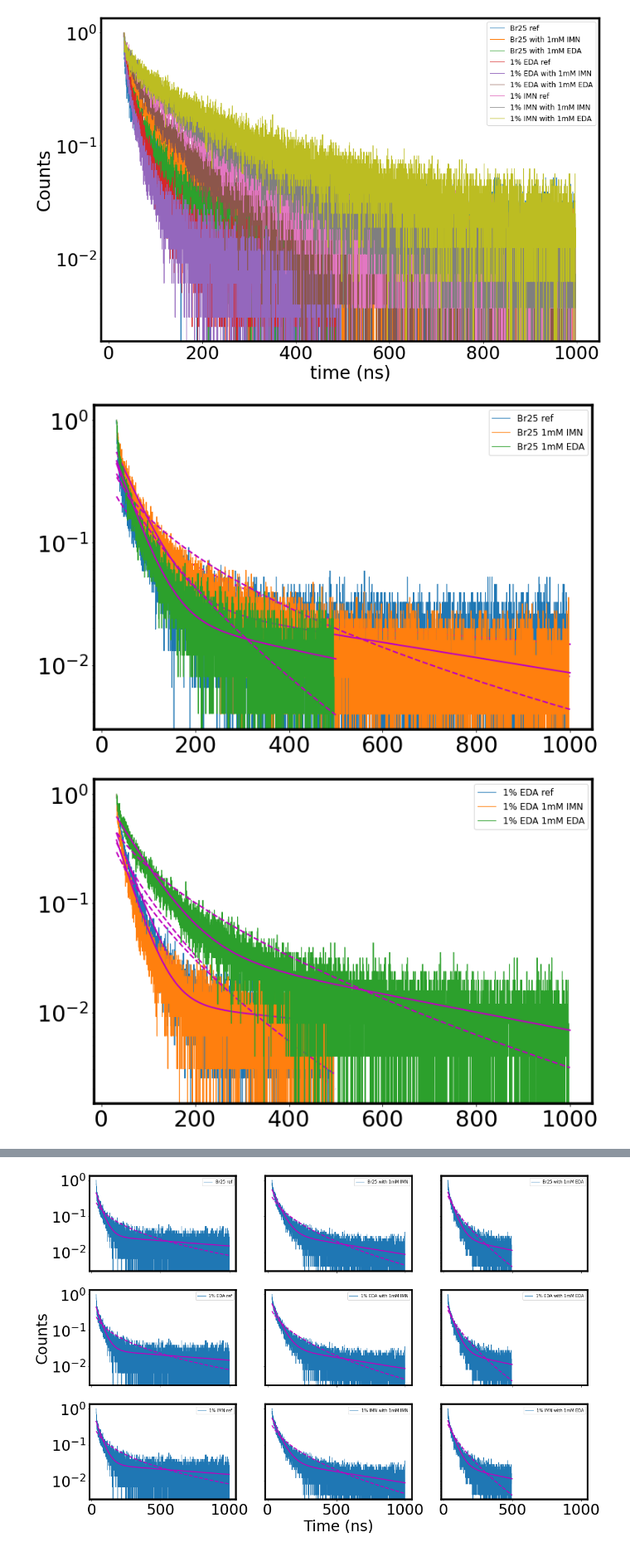
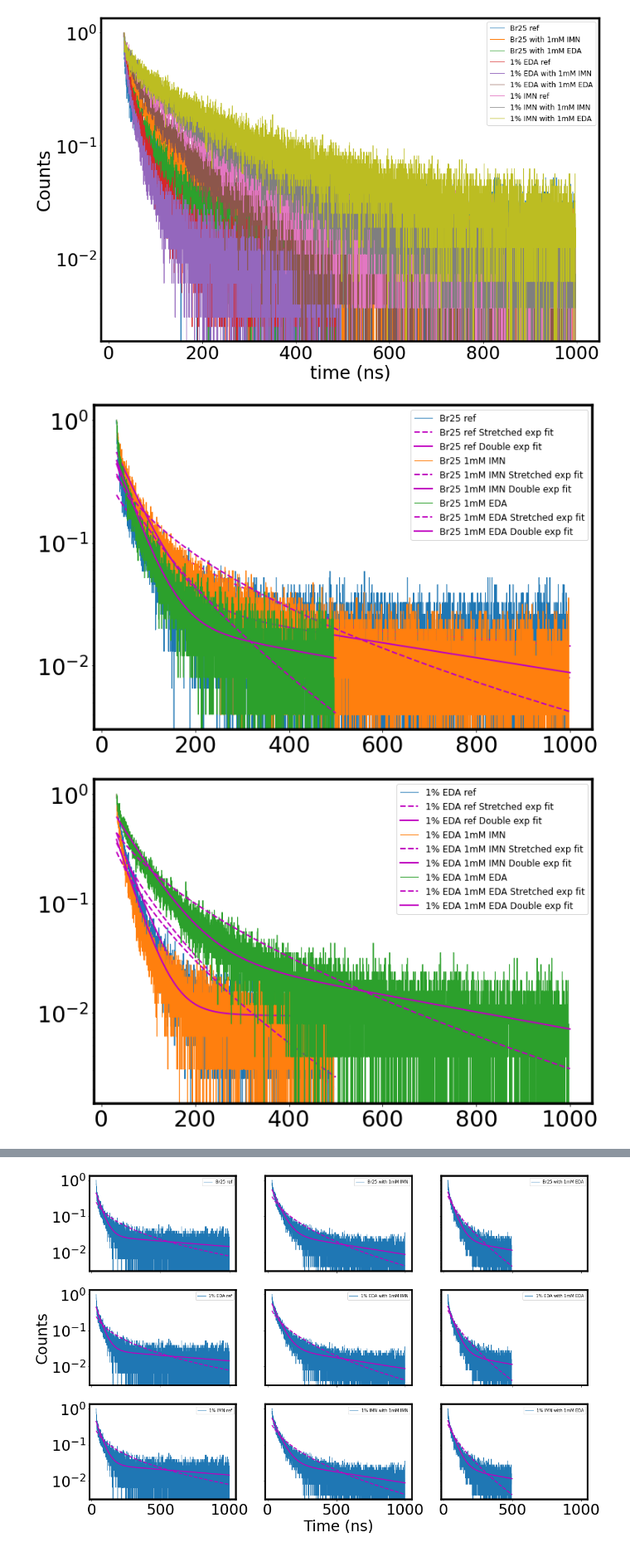
Before and after one commit to aaroncweaver/4_22_22_TRPL, a Jupyter notebook: Br25_EDA_IMN/IMN_EDA_1mM_TRPL.ipynb, the cells around one changed output, grey strips where cells are left out. Shown at 83% size. Drawn from its saved outputs; the diff is of its cells as text; code cells hidden in the pictures.

Commit message:
updated legend

```diff
--- a/Br25_EDA_IMN/IMN_EDA_1mM_TRPL.ipynb
+++ b/Br25_EDA_IMN/IMN_EDA_1mM_TRPL.ipynb
@@ -151,49 +151,49 @@ for K in [0,1,2]:
     plotter = K+1
     time = data.values[np.int32(peaktime[K]):np.int32(prange[K]),0]
     plt.plot(time, data.values[np.int32(peaktime[K]):np.int32(prange[K]),plotter]/np.max(data.values[:np.int32(prange[K]),plotter]), lw = 1,label = names1[K])
-#     plt.plot(time, strfits[np.int32(peaktime[K]):np.int32(prange[K]),plotter], 'm--', lw = 2, label=names1[K] + " Stretched exp fit")
-#     plt.plot(time, dubfits[np.int32(peaktime[K]):np.int32(prange[K]),plotter], 'm-', lw = 2, label=names1[K] + " Double exp fit")
-    plt.plot(time, strfits[np.int32(peaktime[K]):np.int32(prange[K]),plotter], 'm--', lw = 2, )
-    plt.plot(time, dubfits[np.int32(peaktime[K]):np.int32(prange[K]),plotter], 'm-', lw = 2, )
+    plt.plot(time, strfits[np.int32(peaktime[K]):np.int32(prange[K]),plotter], 'm--', lw = 2, label=names1[K] + " Stretched exp fit")
+    plt.plot(time, dubfits[np.int32(peaktime[K]):np.int32(prange[K]),plotter], 'm-', lw = 2, label=names1[K] + " Double exp fit")
+#     plt.plot(time, strfits[np.int32(peaktime[K]):np.int32(prange[K]),plotter], 'm--', lw = 2, )
+#     plt.plot(time, dubfits[np.int32(peaktime[K]):np.int32(prange[K]),plotter], 'm-', lw = 2, )
 
 plt.yscale('log')
 plt.legend(fontsize = "large",)
 
 plt.show()
 
 
 fig = plt.figure(figsize =(12, 8))
 for K in [3,4,5]:
     plotter = K+1
     time = data.values[np.int32(peaktime[K]):np.int32(prange[K]),0]
     plt.plot(time, data.values[np.int32(peaktime[K]):np.int32(prange[K]),plotter]/np.max(data.values[:np.int32(prange[K]),plotter]), lw = 1,label = names1[K])
-#     plt.plot(time, strfits[np.int32(peaktime[K]):np.int32(prange[K]),plotter], 'm--', lw = 2, label=names1[K] + " Stretched exp fit")
-#     plt.plot(time, dubfits[np.int32(peaktime[K]):np.int32(prange[K]),plotter], 'm-', lw = 2, label=names1[K] + " Double exp fit")
-    plt.plot(time, strfits[np.int32(peaktime[K]):np.int32(prange[K]),plotter], 'm--', lw = 2, )
-    plt.plot(time, dubfits[np.int32(peaktime[K]):np.int32(prange[K]),plotter], 'm-', lw = 2, )
+    plt.plot(time, strfits[np.int32(peaktime[K]):np.int32(prange[K]),plotter], 'm--', lw = 2, label=names1[K] + " Stretched exp fit")
+    plt.plot(time, dubfits[np.int32(peaktime[K]):np.int32(prange[K]),plotter], 'm-', lw = 2, label=names1[K] + " Double exp fit")
+#     plt.plot(time, strfits[np.int32(peaktime[K]):np.int32(prange[K]),plotter], 'm--', lw = 2, )
+#     plt.plot(time, dubfits[np.int32(peaktime[K]):np.int32(prange[K]),plotter], 'm-', lw = 2, )
 
 
 plt.yscale('log')
 plt.legend(fontsize = "large",)
 
 plt.show()
 
 
 fig = plt.figure(figsize =(12, 8))
 for K in [6,7,8]:
     plotter = K+1
     time = data.values[np.int32(peaktime[K]):np.int32(prange[K]),0]
     plt.plot(time, data.values[np.int32(peaktime[K]):np.int32(prange[K]),plotter]/np.max(data.values[:np.int32(prange[K]),plotter]), lw = 1,label = names1[K])
-#     plt.plot(time, strfits[np.int32(peaktime[K]):np.int32(prange[K]),plotter], 'm--', lw = 2, label=names1[K] + " Stretched exp fit")
-#     plt.plot(time, dubfits[np.int32(peaktime[K]):np.int32(prange[K]),plotter], 'm-', lw = 2, label=names1[K] + " Double exp fit")
-    plt.plot(time, strfits[np.int32(peaktime[K]):np.int32(prange[K]),plotter], 'm--', lw = 2, )
-    plt.plot(time, dubfits[np.int32(peaktime[K]):np.int32(prange[K]),plotter], 'm-', lw = 2, )
+    plt.plot(time, strfits[np.int32(peaktime[K]):np.int32(prange[K]),plotter], 'm--', lw = 2, label=names1[K] + " Stretched exp fit")
+    plt.plot(time, dubfits[np.int32(peaktime[K]):np.int32(prange[K]),plotter], 'm-', lw = 2, label=names1[K] + " Double exp fit")
+#     plt.plot(time, strfits[np.int32(peaktime[K]):np.int32(prange[K]),plotter], 'm--', lw = 2, )
+#     plt.plot(time, dubfits[np.int32(peaktime[K]):np.int32(prange[K]),plotter], 'm-', lw = 2, )
 
 
 plt.yscale('log')
 plt.legend(fontsize = "large",)
 
 plt.show()
 # %% [output]
-[figure, old version]
+[figure, new version]
-[figure, old version]
+[figure, new version]
```
Also changed, not shown: parts of 3 cells of this notebook.
